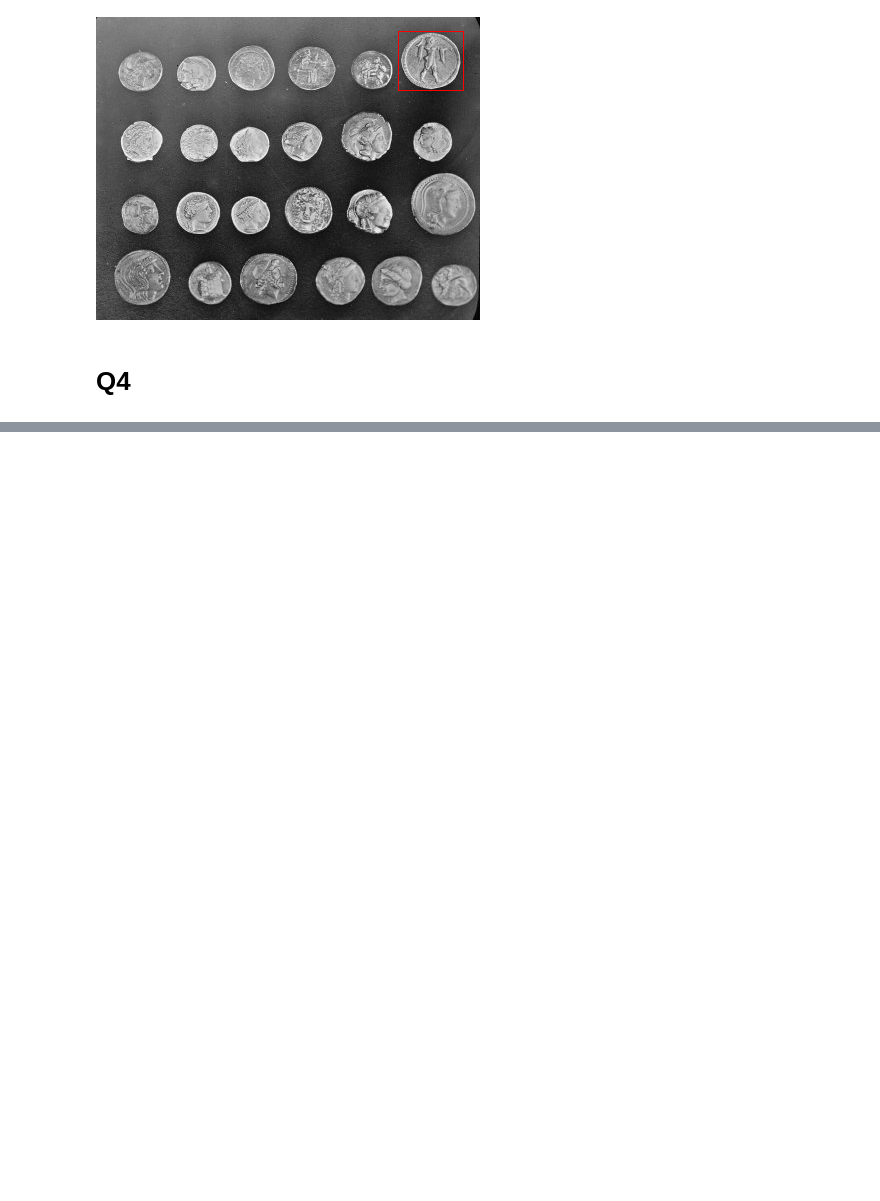
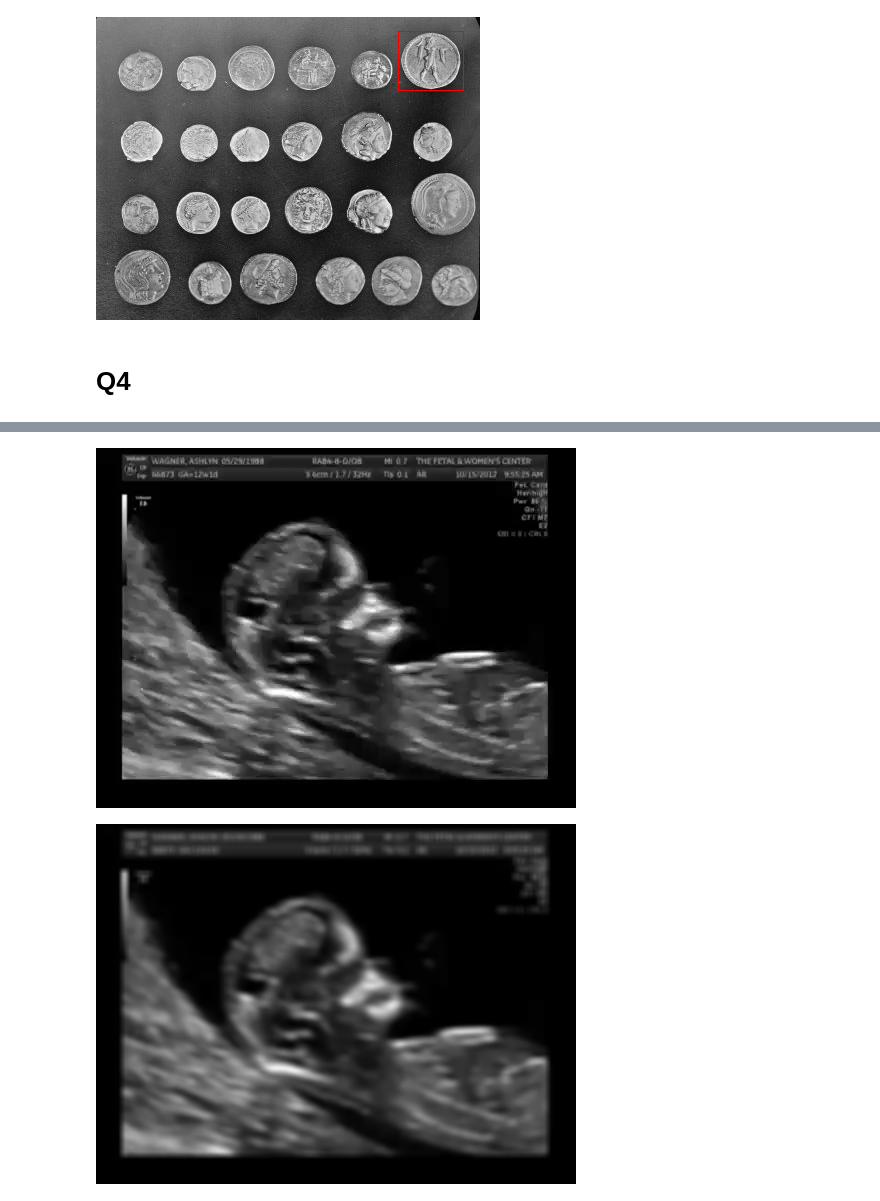
Before and after one commit to aSafarpoor/DIP, a Jupyter notebook: DIP_hw4_99210301.ipynb, the cells around one changed output, grey strips where cells are left out. Drawn from its saved outputs; the diff is of its cells as text; code cells hidden in the pictures; blank space fills up the shorter version.

```diff
--- a/DIP_hw4_99210301.ipynb
+++ b/DIP_hw4_99210301.ipynb
@@ -805,0 +823,24 @@ x,y = templateMatch(image, largeCoin)
+# %%
+filename = 'baby.mp4'
+# %%
+vidcap = cv2.VideoCapture(filename)
+success,image = vidcap.read()
+count = 0
+originals = []
+while success:
+    gray = cv2.cvtColor(image, cv2.COLOR_BGR2GRAY)
+    originals.append(gray)
+    success,image = vidcap.read()
+# %%
+imgs = np.copy(originals)
+# %%
+a = imgs[0][:]
+# %%
+b = sig.convolve2d(a, np.ones((7,7))/49, mode="same")
+cv2_imshow(a)
+b = np.uint8(b)
+
+cv2_imshow(b)
+# %% [output]
+[figure, added]
+[figure, added]
```
Also changed, not shown: parts of 39 cells of this notebook.
